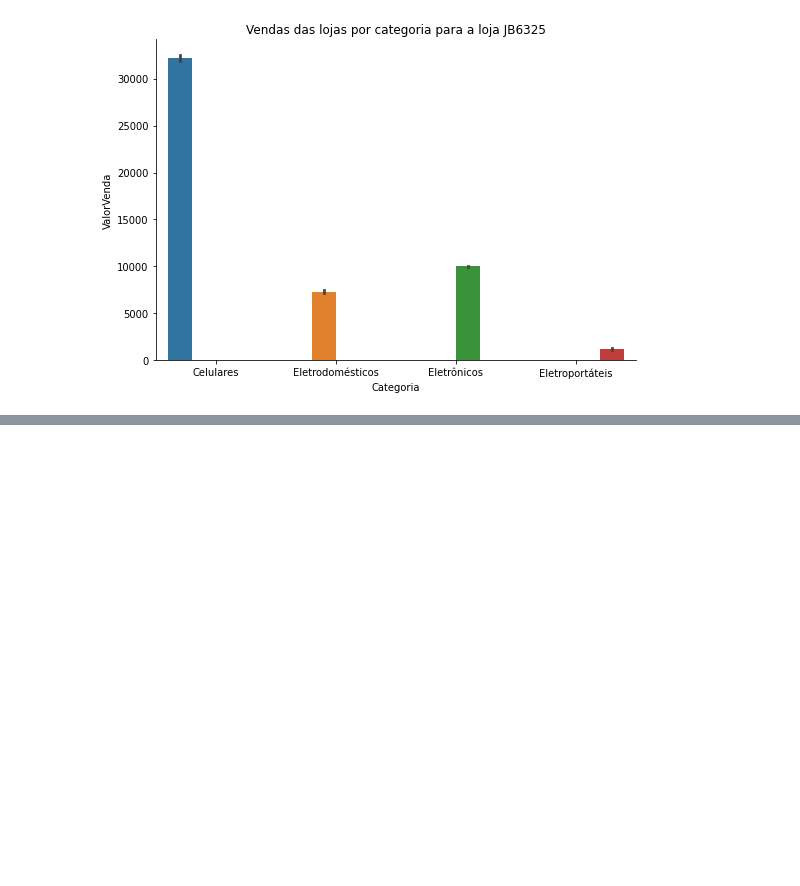
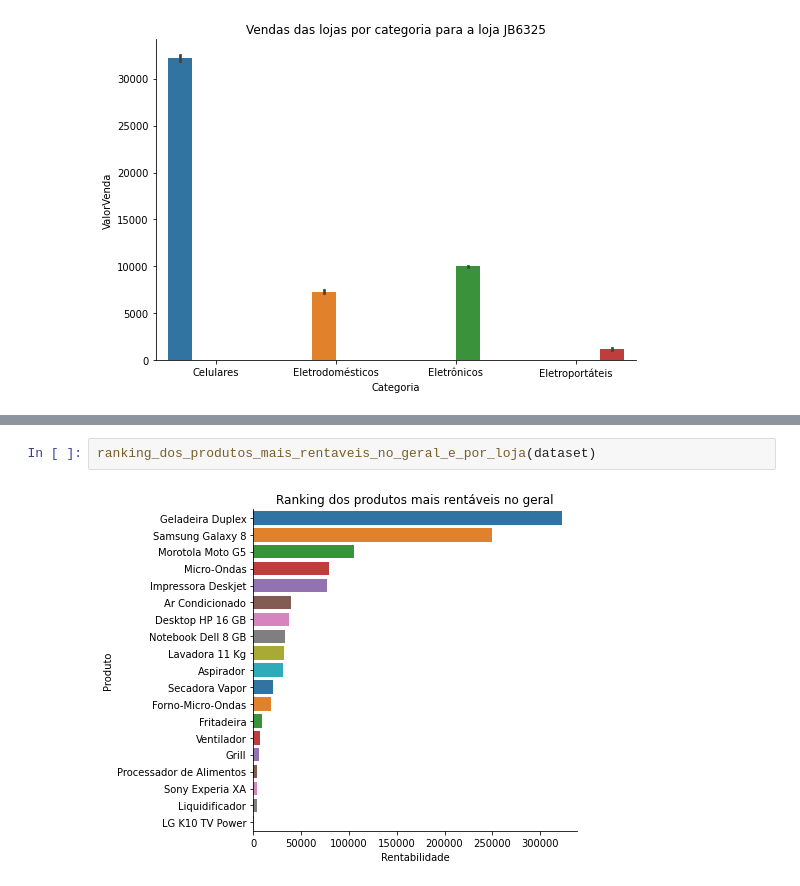
Before and after one commit to lohhans/Ciencia-de-Dados, a Jupyter notebook: 1VA/1VA-refeito.ipynb, the cells around one changed output, grey strips where cells are left out. Drawn from its saved outputs; the diff is of its cells as text; blank space fills up the shorter version.

```diff
--- a/1VA/1VA-refeito.ipynb
+++ b/1VA/1VA-refeito.ipynb
@@ -285,0 +423,4 @@ ranking_dos_produtos_com_maiores_venda_geral_e_por_loja(dataset)
+# %%
+ranking_dos_produtos_mais_rentaveis_no_geral_e_por_loja(dataset)
+# %% [output]
+[figure, added]
```
Also changed, not shown: parts of 10 cells of this notebook.
